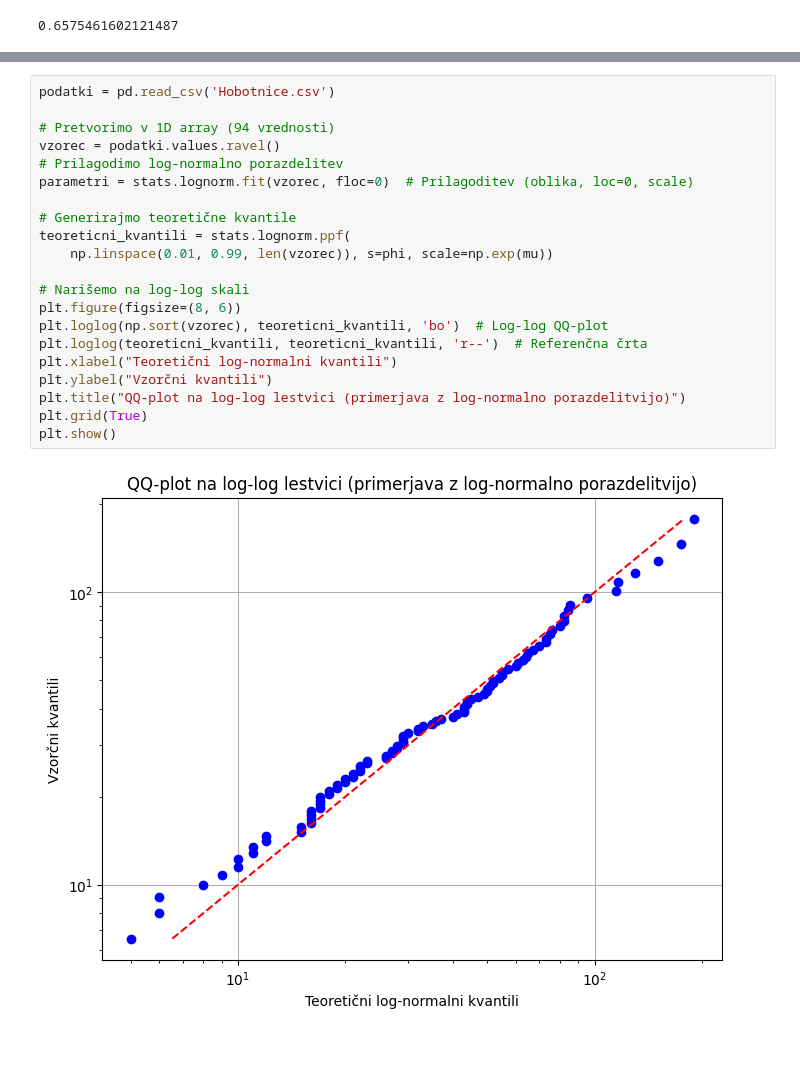
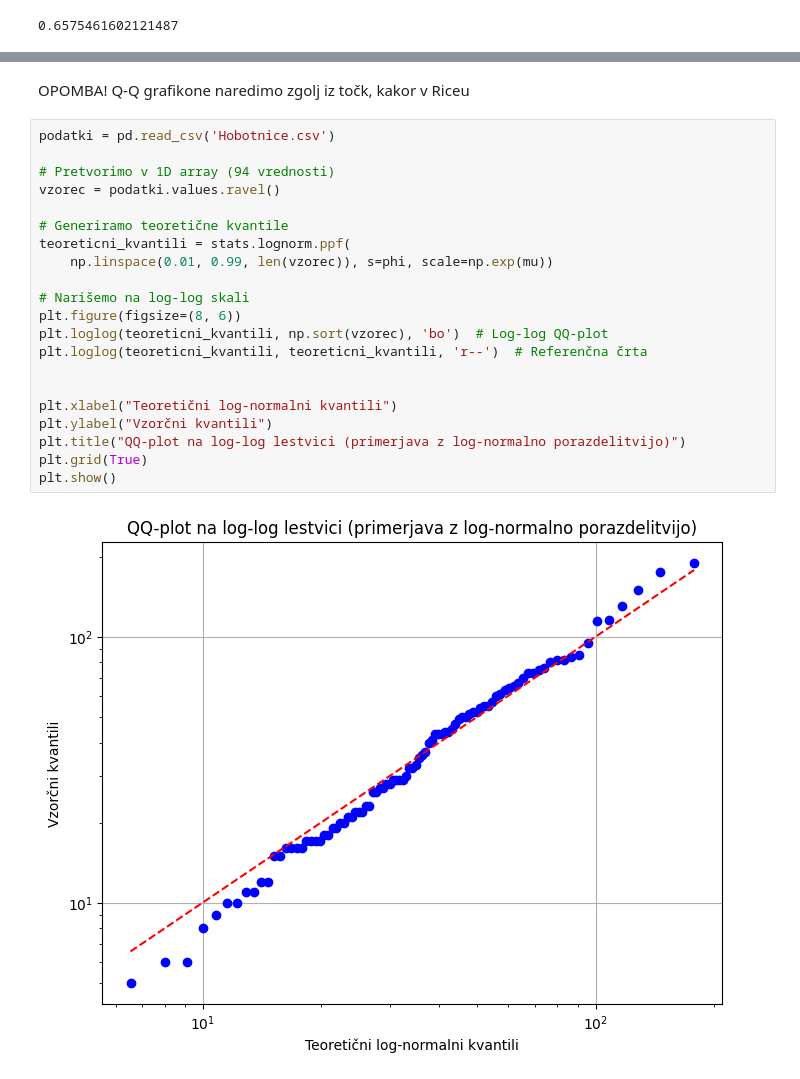
Before and after one commit to LukaLjevar/projektna_statistika, a Jupyter notebook: Hobotnice.ipynb, the cells around one changed output, grey strips where cells are left out. Drawn from its saved outputs; the diff is of its cells as text; blank space fills up the shorter version.

```diff
--- a/Hobotnice.ipynb
+++ b/Hobotnice.ipynb
@@ -155,23 +158,26 @@ plt.show()
+# %% [markdown]
+OPOMBA!
+Q-Q grafikone naredimo zgolj iz točk, kakor v Riceu
 # %%
 podatki = pd.read_csv('Hobotnice.csv')
 
 # Pretvorimo v 1D array (94 vrednosti)
 vzorec = podatki.values.ravel()
-# Prilagodimo log-normalno porazdelitev
-parametri = stats.lognorm.fit(vzorec, floc=0)  # Prilagoditev (oblika, loc=0, scale)
 
-# Generirajmo teoretične kvantile
+# Generiramo teoretične kvantile
 teoreticni_kvantili = stats.lognorm.ppf(
     np.linspace(0.01, 0.99, len(vzorec)), s=phi, scale=np.exp(mu))
 
 # Narišemo na log-log skali
 plt.figure(figsize=(8, 6))
-plt.loglog(np.sort(vzorec), teoreticni_kvantili, 'bo')  # Log-log QQ-plot
+plt.loglog(teoreticni_kvantili, np.sort(vzorec), 'bo')  # Log-log QQ-plot
 plt.loglog(teoreticni_kvantili, teoreticni_kvantili, 'r--')  # Referenčna črta
+
+
 plt.xlabel("Teoretični log-normalni kvantili")
 plt.ylabel("Vzorčni kvantili")
 plt.title("QQ-plot na log-log lestvici (primerjava z log-normalno porazdelitvijo)")
 plt.grid(True)
 plt.show()
 # %% [output]
-[figure, old version]
+[figure, new version]
```
Also changed, not shown: parts of 4 cells of this notebook.
